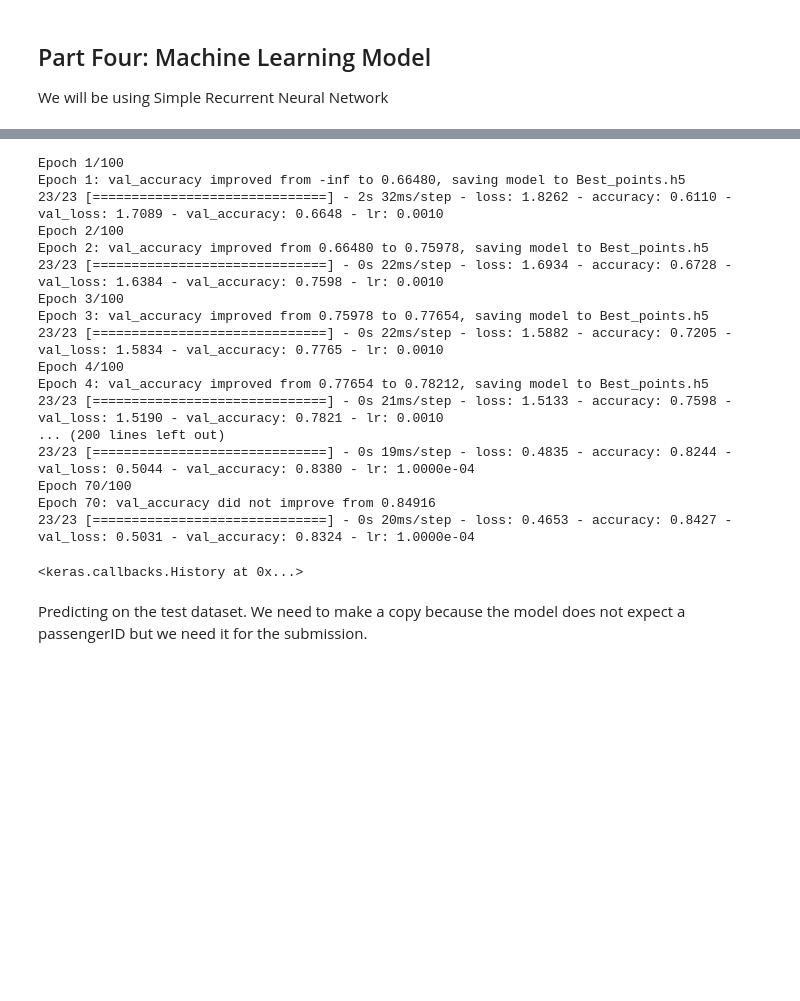
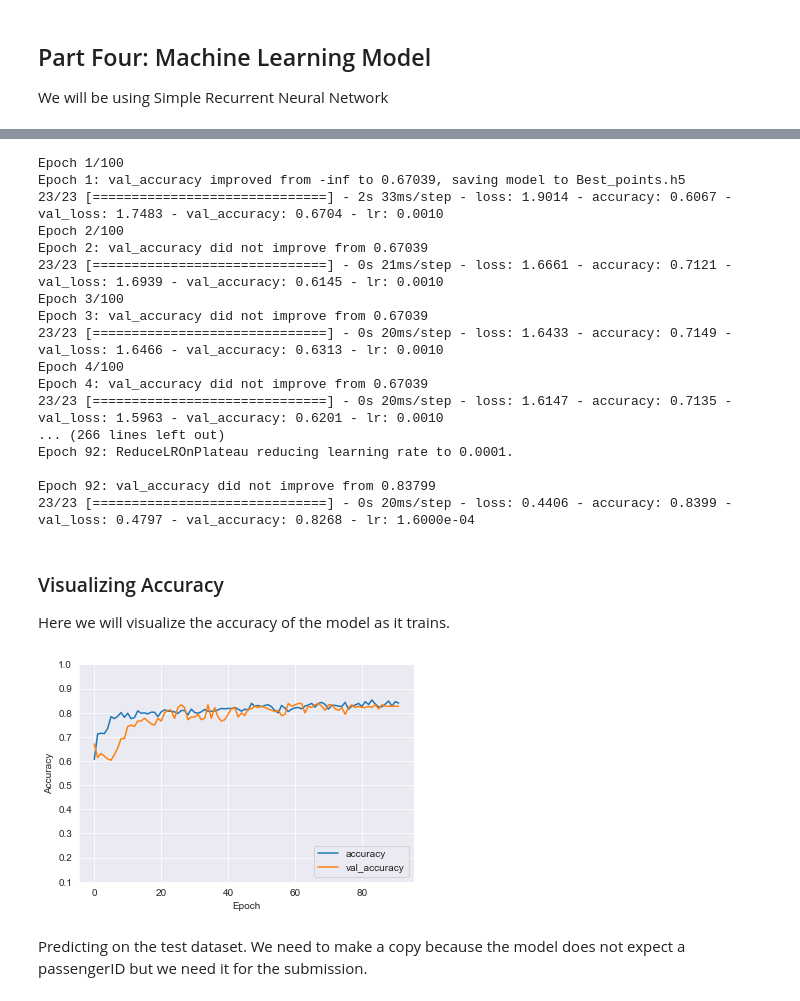
Before and after one commit to simon-quach/sink-or-swim, a Jupyter notebook: titanic.ipynb, the cells around one changed output, grey strips where cells are left out. Cells and saved outputs as stored; diff of their text form; code cells hidden in the pictures; blank space fills up the shorter version.

Commit message:
Adding model

```diff
--- a/titanic.ipynb
+++ b/titanic.ipynb
@@ -401,26 +401,38 @@ MCP = tf.keras.callbacks.ModelCheckpoint('Best_points.h5',
                                          mode='max')
 
 # Train the model
-model.fit(np.expand_dims(X_train, axis=2), y_train, validation_data=(X_val, y_val),epochs=100, batch_size=32, callbacks=[early_stop, lr_reduction, MCP])
+history = model.fit(np.expand_dims(X_train, axis=2), y_train, validation_data=(X_val, y_val),epochs=100, batch_size=32, callbacks=[early_stop, lr_reduction, MCP])
 # %% [output]
 Epoch 1/100
-Epoch 1: val_accuracy improved from -inf to 0.66480, saving model to Best_points.h5
-23/23 [==============================] - 2s 32ms/step - loss: 1.8262 - accuracy: 0.6110 - val_loss: 1.7089 - val_accuracy: 0.6648 - lr: 0.0010
+Epoch 1: val_accuracy improved from -inf to 0.67039, saving model to Best_points.h5
+23/23 [==============================] - 2s 33ms/step - loss: 1.9014 - accuracy: 0.6067 - val_loss: 1.7483 - val_accuracy: 0.6704 - lr: 0.0010
 Epoch 2/100
-Epoch 2: val_accuracy improved from 0.66480 to 0.75978, saving model to Best_points.h5
-23/23 [==============================] - 0s 22ms/step - loss: 1.6934 - accuracy: 0.6728 - val_loss: 1.6384 - val_accuracy: 0.7598 - lr: 0.0010
+Epoch 2: val_accuracy did not improve from 0.67039
+23/23 [==============================] - 0s 21ms/step - loss: 1.6661 - accuracy: 0.7121 - val_loss: 1.6939 - val_accuracy: 0.6145 - lr: 0.0010
 Epoch 3/100
-Epoch 3: val_accuracy improved from 0.75978 to 0.77654, saving model to Best_points.h5
-23/23 [==============================] - 0s 22ms/step - loss: 1.5882 - accuracy: 0.7205 - val_loss: 1.5834 - val_accuracy: 0.7765 - lr: 0.0010
+Epoch 3: val_accuracy did not improve from 0.67039
+23/23 [==============================] - 0s 20ms/step - loss: 1.6433 - accuracy: 0.7149 - val_loss: 1.6466 - val_accuracy: 0.6313 - lr: 0.0010
 Epoch 4/100
-Epoch 4: val_accuracy improved from 0.77654 to 0.78212, saving model to Best_points.h5
-23/23 [==============================] - 0s 21ms/step - loss: 1.5133 - accuracy: 0.7598 - val_loss: 1.5190 - val_accuracy: 0.7821 - lr: 0.0010
-... (200 lines left out)
-23/23 [==============================] - 0s 19ms/step - loss: 0.4835 - accuracy: 0.8244 - val_loss: 0.5044 - val_accuracy: 0.8380 - lr: 1.0000e-04
-Epoch 70/100
-Epoch 70: val_accuracy did not improve from 0.84916
-23/23 [==============================] - 0s 20ms/step - loss: 0.4653 - accuracy: 0.8427 - val_loss: 0.5031 - val_accuracy: 0.8324 - lr: 1.0000e-04
+Epoch 4: val_accuracy did not improve from 0.67039
+23/23 [==============================] - 0s 20ms/step - loss: 1.6147 - accuracy: 0.7135 - val_loss: 1.5963 - val_accuracy: 0.6201 - lr: 0.0010
+... (266 lines left out)
+Epoch 92: ReduceLROnPlateau reducing learning rate to 0.0001.
+
+Epoch 92: val_accuracy did not improve from 0.83799
+23/23 [==============================] - 0s 20ms/step - loss: 0.4406 - accuracy: 0.8399 - val_loss: 0.4797 - val_accuracy: 0.8268 - lr: 1.6000e-04
-<keras.callbacks.History at 0x...>
+# %% [markdown]
+### Visualizing Accuracy
+Here we will visualize the accuracy of the model as it trains.
+# %%
+plt.plot(history.history['accuracy'], label='accuracy')
+plt.plot(history.history['val_accuracy'], label='val_accuracy')
+plt.xlabel('Epoch')
+plt.ylabel('Accuracy')
+plt.ylim([0.1, 1])
+plt.legend(loc='lower right')
+plt.show()
+# %% [output]
+[figure, added]
 # %% [markdown]
 Predicting on the test dataset. We need to make a copy because the model does not expect a passengerID but we need it for the submission.
 # %%
```
Also changed, not shown: parts of 4 cells of this notebook, 7 other files.
